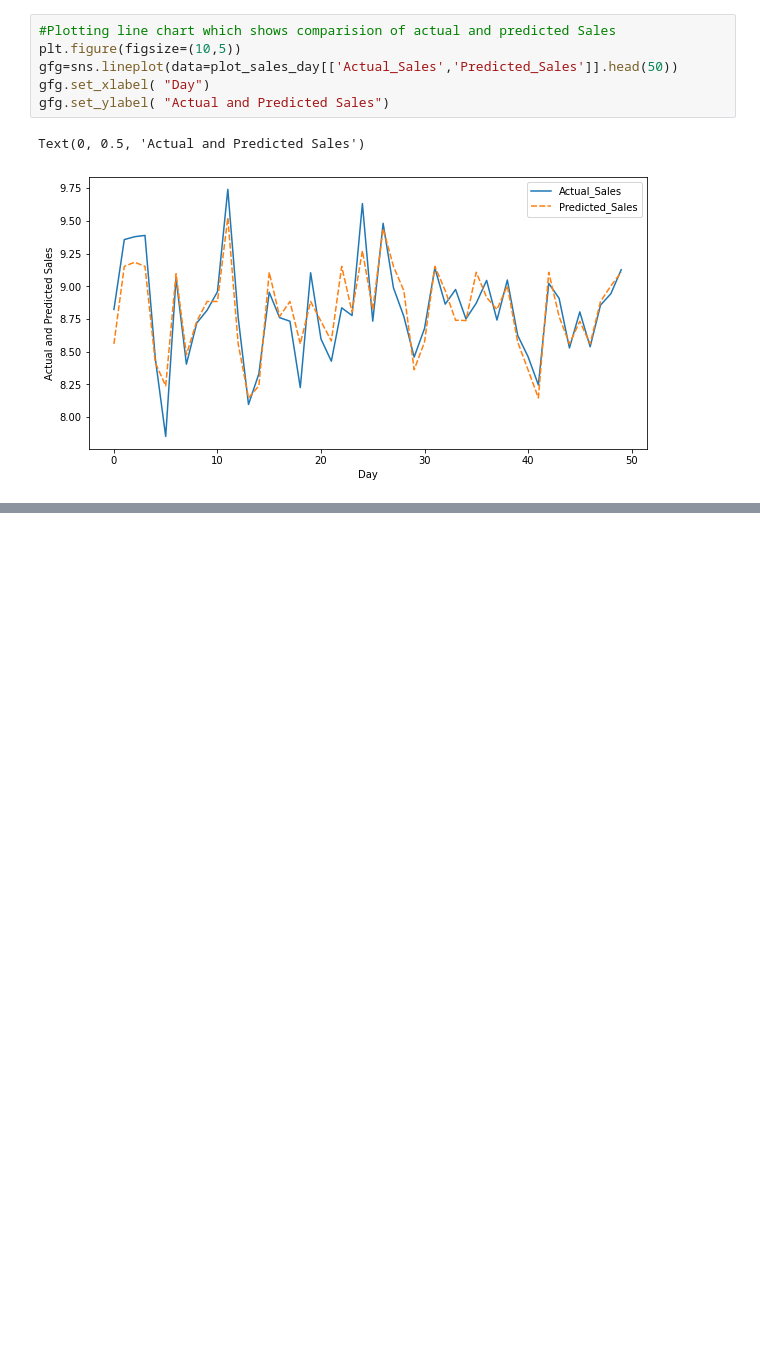
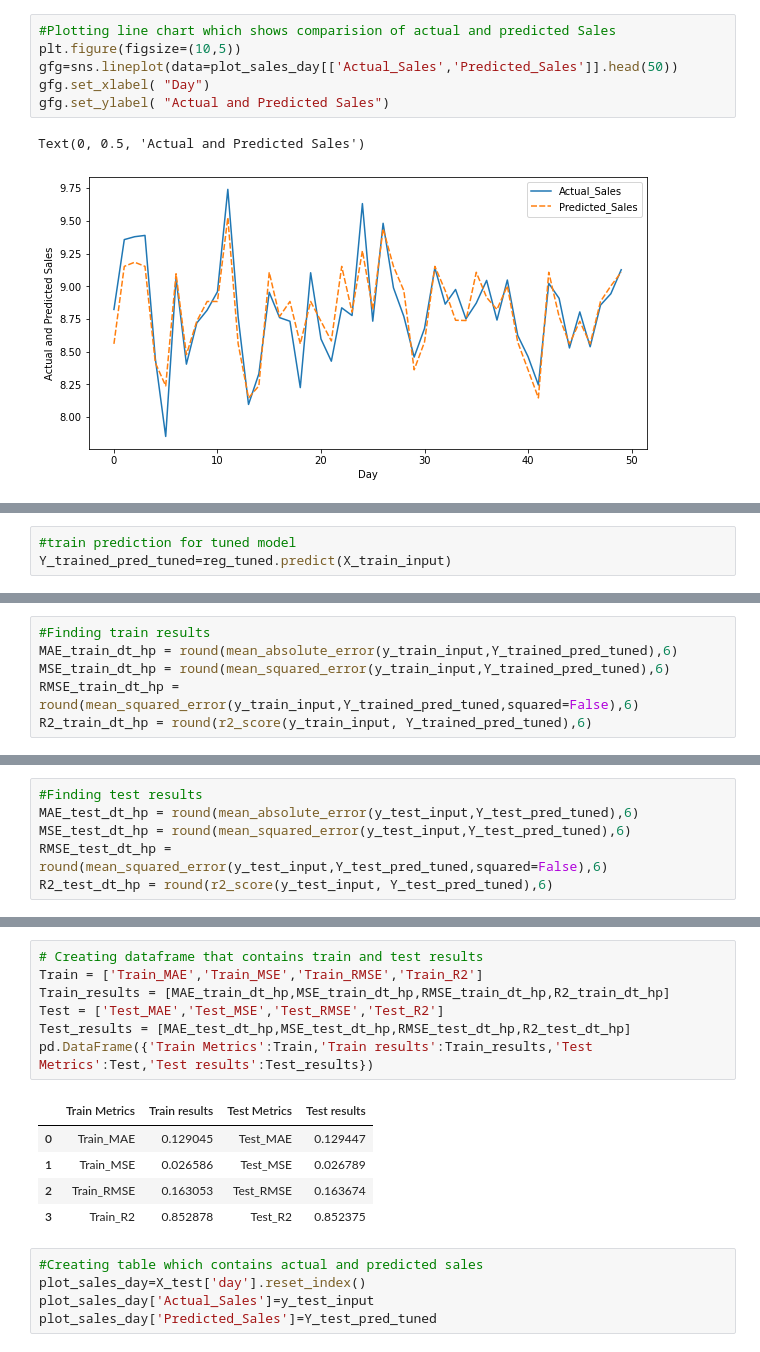
Before and after one commit to mukteshsingh95/Rossmann-Sales-Prediction, a Jupyter notebook: Rossmann_Sales_Prediction.ipynb, the cells around one changed output, grey strips where cells are left out. Saved outputs shown, nothing was run; the diff lists cells and outputs as text; blank space fills up the shorter version.

```diff
--- a/Rossmann_Sales_Prediction.ipynb
+++ b/Rossmann_Sales_Prediction.ipynb
@@ -1238,0 +1274,3 @@ Text(0, 0.5, 'Actual and Predicted Sales')
+# %%
+#train prediction for tuned model
+Y_trained_pred_tuned=reg_tuned.predict(X_train_input)
@@ -1238,0 +1282,6 @@ Text(0, 0.5, 'Actual and Predicted Sales')
+# %%
+#Finding train results
+MAE_train_dt_hp = round(mean_absolute_error(y_train_input,Y_trained_pred_tuned),6)
+MSE_train_dt_hp = round(mean_squared_error(y_train_input,Y_trained_pred_tuned),6)
+RMSE_train_dt_hp = round(mean_squared_error(y_train_input,Y_trained_pred_tuned,squared=False),6)
+R2_train_dt_hp = round(r2_score(y_train_input, Y_trained_pred_tuned),6)
@@ -1238,0 +1299,6 @@ Text(0, 0.5, 'Actual and Predicted Sales')
+# %%
+#Finding test results
+MAE_test_dt_hp = round(mean_absolute_error(y_test_input,Y_test_pred_tuned),6)
+MSE_test_dt_hp = round(mean_squared_error(y_test_input,Y_test_pred_tuned),6)
+RMSE_test_dt_hp = round(mean_squared_error(y_test_input,Y_test_pred_tuned,squared=False),6)
+R2_test_dt_hp = round(r2_score(y_test_input, Y_test_pred_tuned),6)
@@ -1238,0 +1316,18 @@ Text(0, 0.5, 'Actual and Predicted Sales')
+# %%
+# Creating dataframe that contains train and test results
+Train = ['Train_MAE','Train_MSE','Train_RMSE','Train_R2']
+Train_results = [MAE_train_dt_hp,MSE_train_dt_hp,RMSE_train_dt_hp,R2_train_dt_hp]
+Test = ['Test_MAE','Test_MSE','Test_RMSE','Test_R2']
+Test_results = [MAE_test_dt_hp,MSE_test_dt_hp,RMSE_test_dt_hp,R2_test_dt_hp]
+pd.DataFrame({'Train Metrics':Train,'Train results':Train_results,'Test Metrics':Test,'Test results':Test_results})
+# %% [output]
+|  | Train Metrics | Train results | Test Metrics | Test results |
+| 0 | Train_MAE | 0.129045 | Test_MAE | 0.129447 |
+| 1 | Train_MSE | 0.026586 | Test_MSE | 0.026789 |
+| 2 | Train_RMSE | 0.163053 | Test_RMSE | 0.163674 |
+| 3 | Train_R2 | 0.852878 | Test_R2 | 0.852375 |
+# %%
+#Creating table which contains actual and predicted sales
+plot_sales_day=X_test['day'].reset_index()
+plot_sales_day['Actual_Sales']=y_test_input
+plot_sales_day['Predicted_Sales']=Y_test_pred_tuned
```
Also changed, not shown: parts of 33 cells of this notebook.
